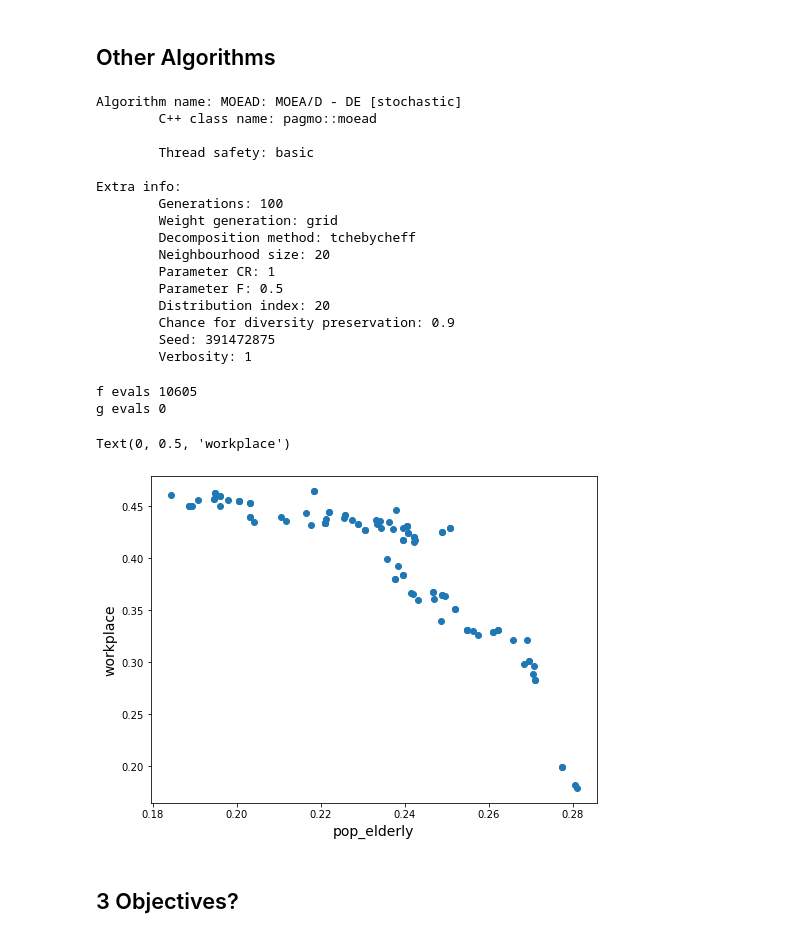
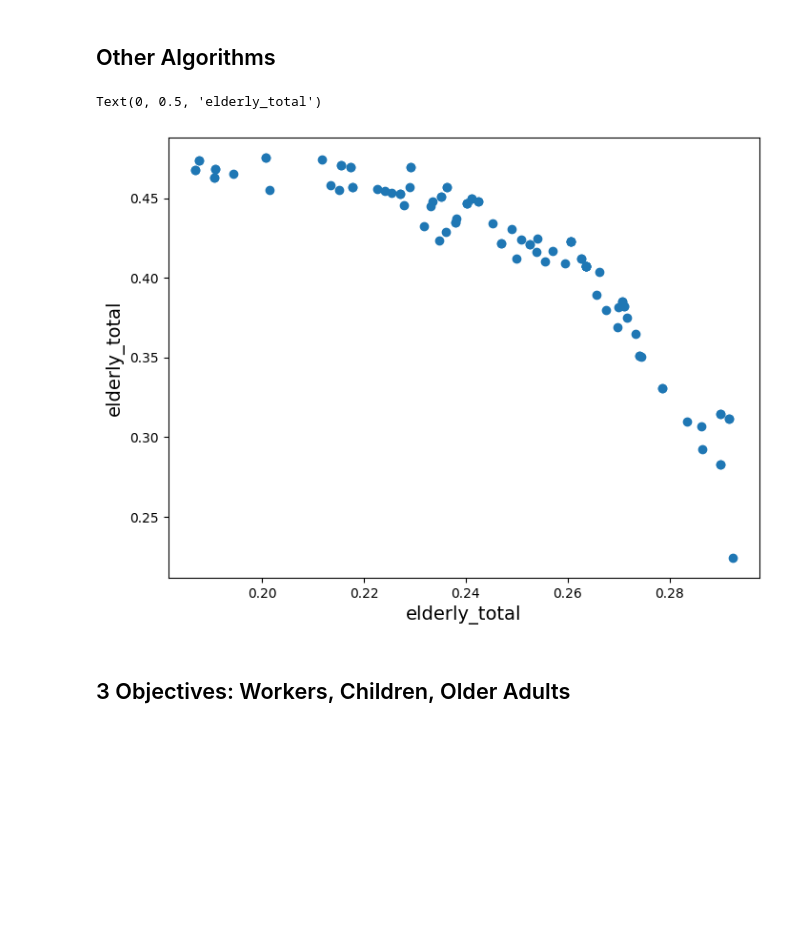
Before and after one commit to alan-turing-institute/spatial-inequality, a Jupyter notebook: notebooks/optimisation_pygmo_multiobj.ipynb, the cells around one changed output. Saved outputs shown, nothing was run; the diff lists cells and outputs as text; code cells hidden in the pictures; blank space fills up the shorter version.

```diff
--- a/notebooks/optimisation_pygmo_multiobj.ipynb
+++ b/notebooks/optimisation_pygmo_multiobj.ipynb
@@ -37,3 +23,19 @@ objs
+# %%
+total = PopulationDataset(lad20cd).to_total()
+child = (
+    PopulationDataset(lad20cd).filter_age(high=child_age, name="children").to_total()
+)
+elder = PopulationDataset(lad20cd).filter_age(low=elder_age, name="elderly").to_total()
+work = WorkplaceDataset(lad20cd)
+la = LocalAuthority(lad20cd, datasets=[total, child, elder, work])
+
+cov = ExponentialCoverage.from_la(la, theta)
+
+objs = Objectives(
+    la,
+    [Column(elder.name, "total"), Column(work.name, "workers")],
+    cov,
+)
 # %% [markdown]
 ## PyGMO Multi-Objective Problem
 
@@ -200,51 +79,17 @@ array([[0.19339012, 0.56787449],
 # %% [markdown]
 ## Other Algorithms
-# %%
-# Create algorithm to solve problem with
-algo = pg.algorithm(uda=pg.moead(gen=100))
-algo.set_verbosity(1)
-print(algo)
-
-# population of problems
-pop = pg.population(prob=prob, size=105)
-# %% [output]
-Algorithm name: MOEAD: MOEA/D - DE [stochastic]
-        C++ class name: pagmo::moead
-
-        Thread safety: basic
-
-Extra info:
-        Generations: 100
-        Weight generation: grid
-        Decomposition method: tchebycheff
-        Neighbourhood size: 20
-        Parameter CR: 1
-        Parameter F: 0.5
-        Distribution index: 20
-        Chance for diversity preservation: 0.9
-        Seed: 391472875
-        Verbosity: 1
+# %%
+algo = pg.moead(gen=100)
+opt = PyGMO(algo, population_size=100)
+result = opt.run(objs, n_sensors)
 # %%
-# solve problem
-pop = algo.evolve(pop)
-
-print("f evals", pop.problem.get_fevals())
-print("g evals", pop.problem.get_gevals())
-
-# extract results
-fits, vectors = pop.get_f(), pop.get_x()
-# extract non-dominated fronts
-ndf, dl, dc, ndr = pg.fast_non_dominated_sorting(fits)
-
 # plot fitness values for first two objectives
 plt.figure(figsize=(8, 6))
-plt.plot(-fits[:, 0], -fits[:, 1], "o")
-plt.xlabel(objs[0], fontsize=14)
-plt.ylabel(objs[1], fontsize=14)
+plt.plot(result.total_coverage[:, 0], result.total_coverage[:, 1], "o")
+plt.xlabel(objs.objectives[0].label, fontsize=14)
+plt.ylabel(objs.objectives[0].label, fontsize=14)
 # %% [output]
-f evals 10605
-g evals 0
+Text(0, 0.5, 'elderly_total')
-Text(0, 0.5, 'workplace')
-[figure, old version]
+[figure, new version]
 # %% [markdown]
-## 3 Objectives?
+## 3 Objectives: Workers, Children, Older Adults
```
Also changed, not shown: parts of 28 cells of this notebook, 5 other files.
